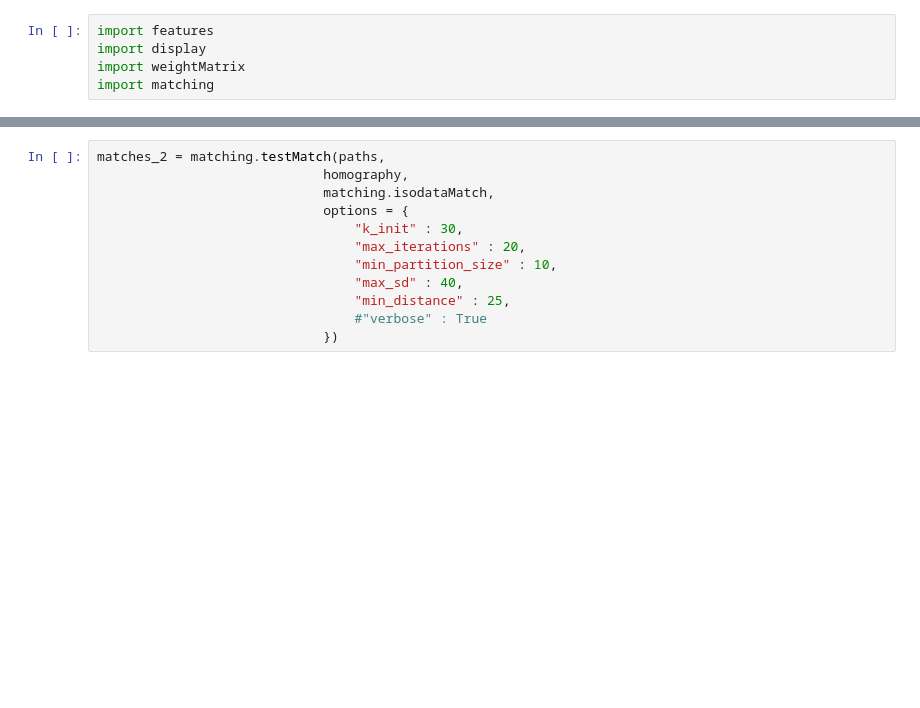
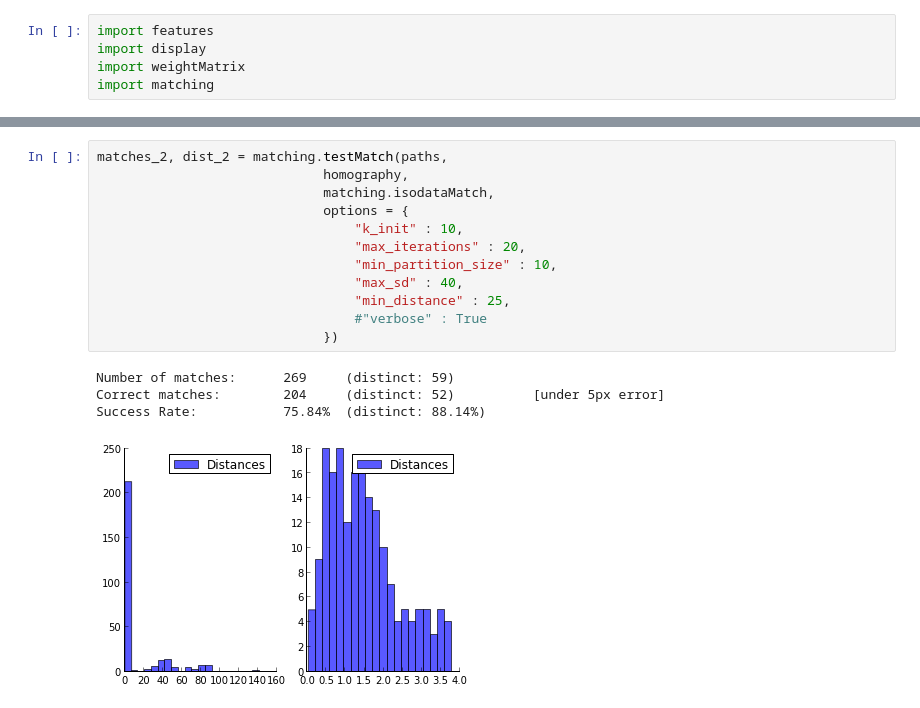
Before and after one commit to arnfred/Mirror-Match, a Jupyter notebook: code/cluster-match/acr-test.ipynb, the cells around one changed output, grey strips where cells are left out. Cells and saved outputs as stored; diff of their text form; blank space fills up the shorter version.

```diff
--- a/code/cluster-match/acr-test.ipynb
+++ b/code/cluster-match/acr-test.ipynb
@@ -40,13 +46,18 @@ matches_1 = matching.testMatch(paths,
 # %%
-matches_2 = matching.testMatch(paths,
+matches_2, dist_2 = matching.testMatch(paths,
                              homography,
                              matching.isodataMatch,
                              options = {
-                                 "k_init" : 30,
+                                 "k_init" : 10,
                                  "max_iterations" : 20,
                                  "min_partition_size" : 10,
                                  "max_sd" : 40,
                                  "min_distance" : 25,
                                  #"verbose" : True
                              })
+# %% [output]
+Number of matches:      269     (distinct: 59)
+Correct matches:        204     (distinct: 52)          [under 5px error]
+Success Rate:           75.84%  (distinct: 88.14%)
+[figure, added]
 # %%
```
Also changed, not shown: parts of 9 cells of this notebook, 6 other files.
